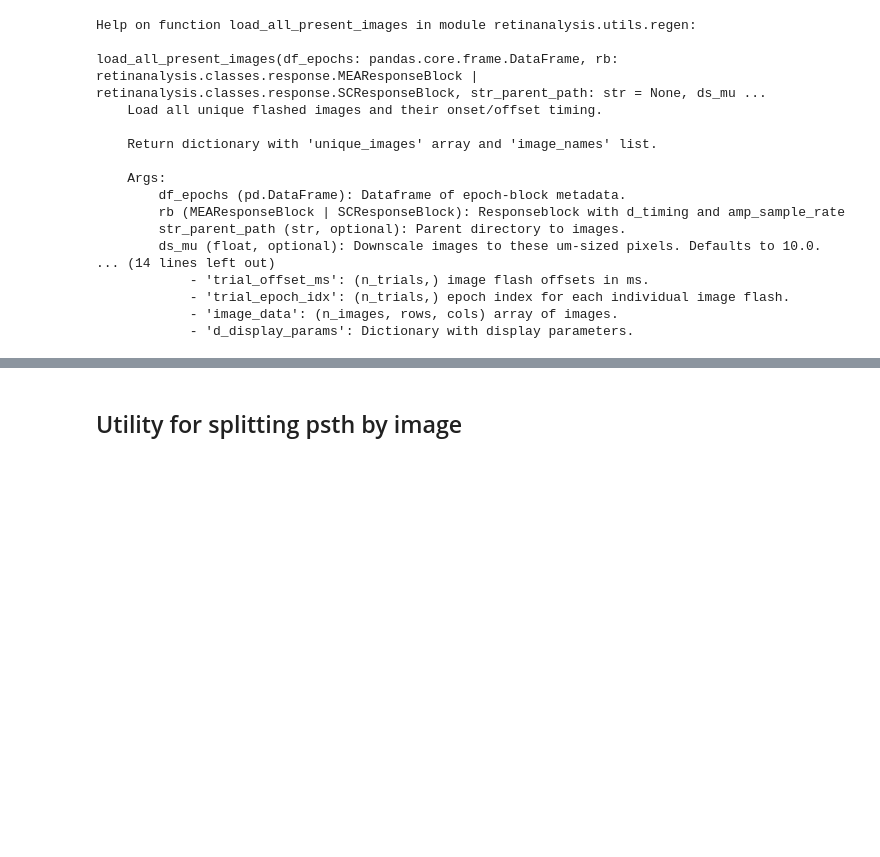
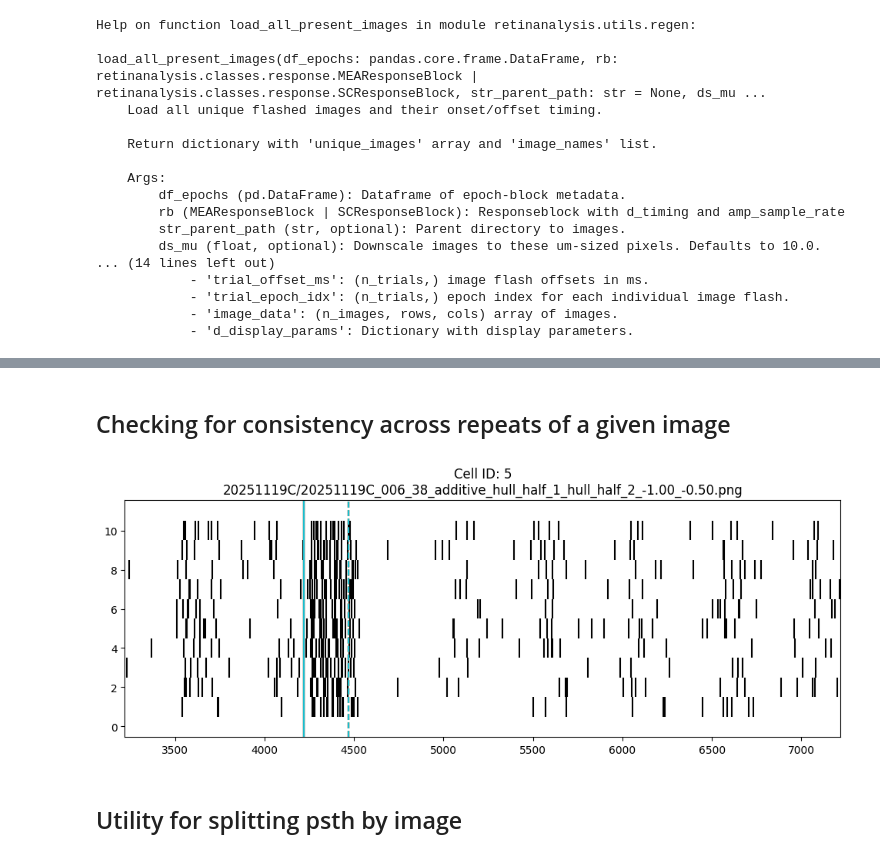
Before and after one commit to DRezeanu/retinanalysis, a Jupyter notebook: demos/3_presentimages_demo.ipynb, the cells around one changed output, grey strips where cells are left out. Cells and saved outputs as stored; diff of their text form; code cells hidden in the pictures; blank space fills up the shorter version.

```diff
--- a/demos/3_presentimages_demo.ipynb
+++ b/demos/3_presentimages_demo.ipynb
@@ -121,3 +122,32 @@ Text(0.5, 0, 'Time (ms)')
+# %% [markdown]
+## Checking for consistency across repeats of a given image
+# %%
+def consistency_check(cell_idx = 4, img_idx = 0):
+    # Tracking image from first epoch
+    img_path = sb.stim_data['all_image_paths'][0,img_idx]
+    # print(img_path)
+
+    img_trials = np.where(sb.stim_data['trial_image_paths'] == img_path)[0]
+    img_epochs = sb.stim_data['trial_epoch_idx'][img_trials]
+
+    img_onset_ms = sb.stim_data['trial_onset_ms'][img_trials]
+    img_offset_ms = sb.stim_data['trial_offset_ms'][img_trials]
+
+    # Plot spike times for example cell
+    cell_idx = 4
+    cell_id = rb.df_spike_times.at[cell_idx, 'cell_id']
+    sts = rb.df_spike_times.at[cell_idx, 'spike_times']
+    f, ax = plt.subplots(figsize=(12, 4))
+    for i, st in enumerate(sts):
+        ax.eventplot(st, lineoffsets=i + 1, colors='black')
+        ax.axvline(img_onset_ms[i], color=f'C{i}')
+        ax.axvline(img_offset_ms[i], color=f'C{i}', linestyle='--')
+    ax.set_xlim(img_onset_ms[0] - 1000, img_onset_ms[0] + 3000)
+    ax.set_title(f'Cell ID: {cell_id}\n{img_path}')
+
+consistency_check(cell_idx=4, img_idx=8)
+# %% [output]
+[figure, added]
 # %% [markdown]
 ## Utility for splitting psth by image
 # %%
```
Also changed, not shown: parts of 9 cells of this notebook.
